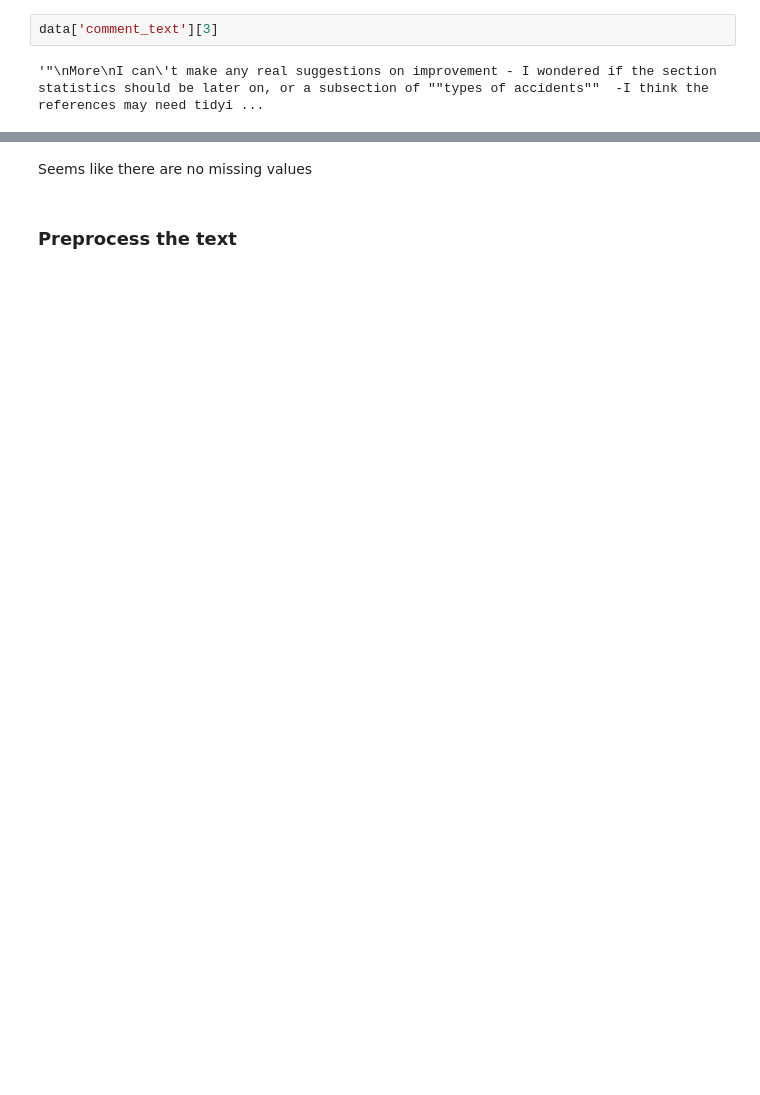
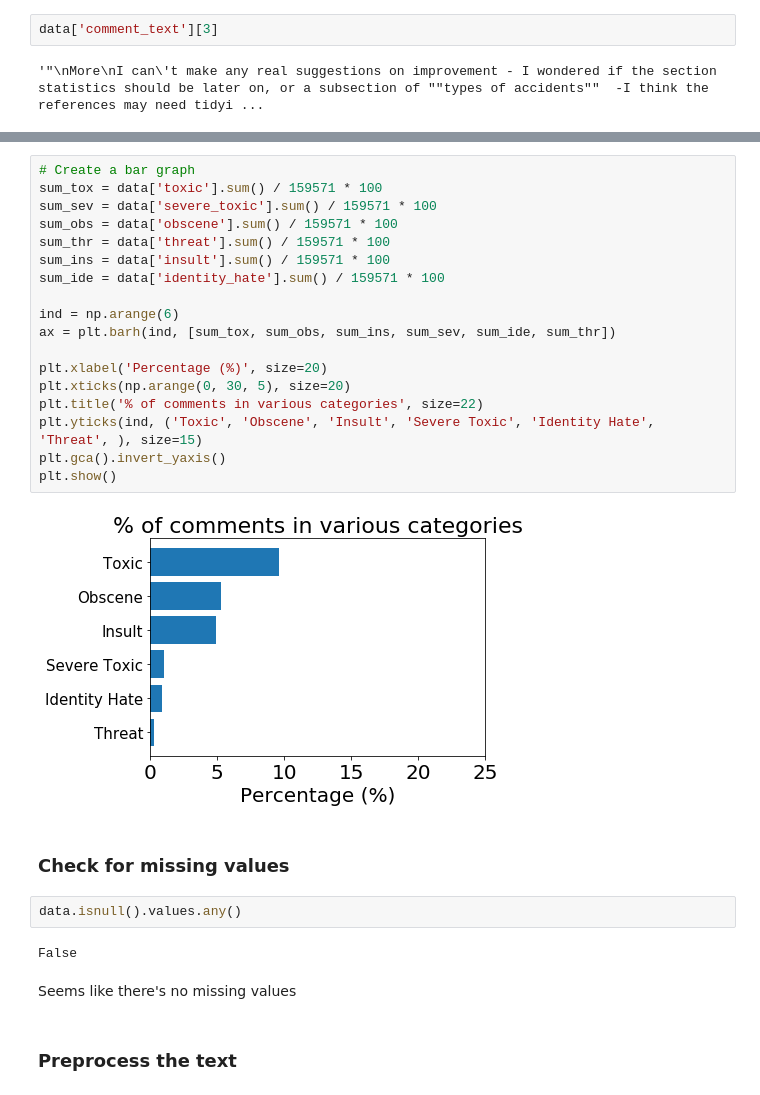
Before and after one commit to edwardbingei/filtering_toxic_comments, a Jupyter notebook: Project 4 - Kaggle Toxic Comment Classification Challenge.ipynb, the cells around one changed output, grey strips where cells are left out. Drawn from its saved outputs; the diff is of its cells as text; blank space fills up the shorter version.

```diff
--- a/Project 4 - Kaggle Toxic Comment Classification Challenge.ipynb
+++ b/Project 4 - Kaggle Toxic Comment Classification Challenge.ipynb
@@ -160,5 +123,31 @@ data['comment_text'][3]
+# %%
+# Create a bar graph
+sum_tox = data['toxic'].sum() / 159571 * 100
+sum_sev = data['severe_toxic'].sum() / 159571 * 100
+sum_obs = data['obscene'].sum() / 159571 * 100
+sum_thr = data['threat'].sum() / 159571 * 100
+sum_ins = data['insult'].sum() / 159571 * 100
+sum_ide = data['identity_hate'].sum() / 159571 * 100
+
+ind = np.arange(6)
+ax = plt.barh(ind, [sum_tox, sum_obs, sum_ins, sum_sev, sum_ide, sum_thr])
+
+plt.xlabel('Percentage (%)', size=20)
+plt.xticks(np.arange(0, 30, 5), size=20)
+plt.title('% of comments in various categories', size=22)
+plt.yticks(ind, ('Toxic', 'Obscene', 'Insult', 'Severe Toxic', 'Identity Hate', 'Threat', ), size=15)
+plt.gca().invert_yaxis()
+plt.show()
+# %% [output]
+[figure, added]
+# %% [markdown]
+### Check for missing values
+# %%
+data.isnull().values.any()
+# %% [output]
+False
 # %% [markdown]
-Seems like there are no missing values
+Seems like there's no missing values
 # %% [markdown]
 ### Preprocess the text
 # %%
```
Also changed, not shown: parts of 127 cells of this notebook, 18 other files.
